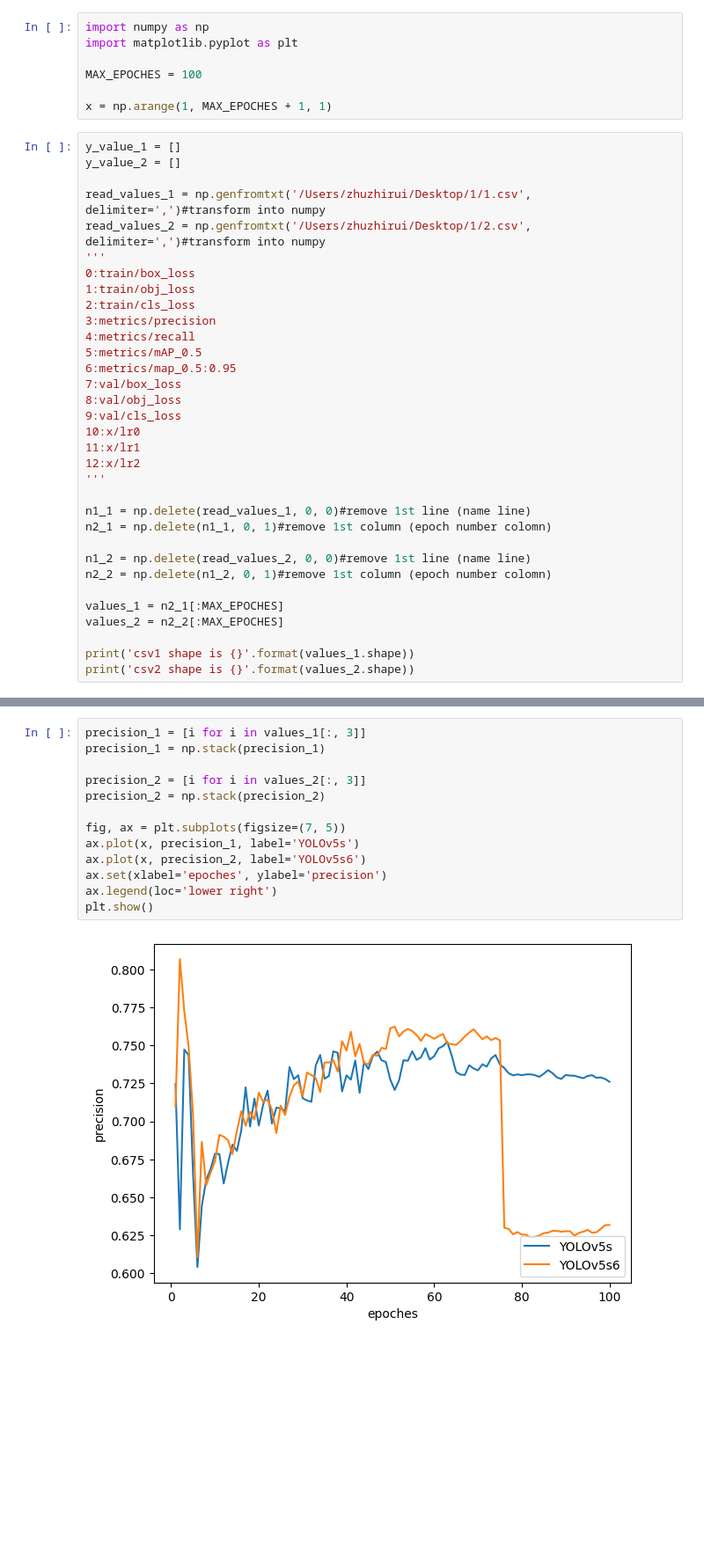
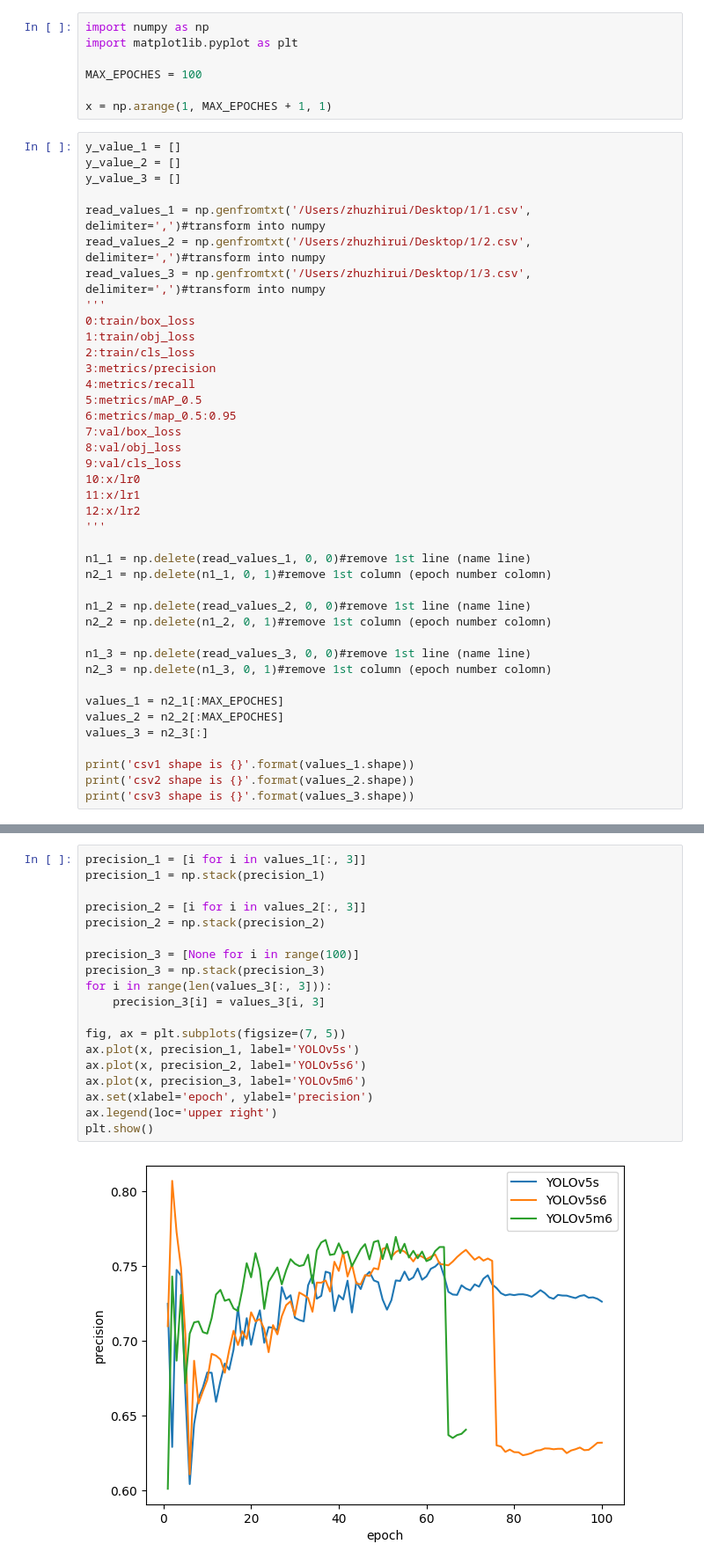
Before and after one commit to irc1015/transform_format, a Jupyter notebook: CSV2image.ipynb, the cells around one changed output, grey strips where cells are left out. Shown: that part at 88% size. Drawn from its saved outputs; the diff is of its cells as text; blank space fills up the shorter version.

```diff
--- a/CSV2image.ipynb
+++ b/CSV2image.ipynb
@@ -8,9 +8,11 @@ x = np.arange(1, MAX_EPOCHES + 1, 1)
 # %%
 y_value_1 = []
 y_value_2 = []
+y_value_3 = []
 
 read_values_1 = np.genfromtxt('/Users/zhuzhirui/Desktop/1/1.csv', delimiter=',')#transform into numpy
 read_values_2 = np.genfromtxt('/Users/zhuzhirui/Desktop/1/2.csv', delimiter=',')#transform into numpy
+read_values_3 = np.genfromtxt('/Users/zhuzhirui/Desktop/1/3.csv', delimiter=',')#transform into numpy
 '''
 0:train/box_loss
 1:train/obj_loss
@@ -33,11 +35,16 @@ n2_1 = np.delete(n1_1, 0, 1)#remove 1st column (epoch number colomn)
 n1_2 = np.delete(read_values_2, 0, 0)#remove 1st line (name line)
 n2_2 = np.delete(n1_2, 0, 1)#remove 1st column (epoch number colomn)
 
+n1_3 = np.delete(read_values_3, 0, 0)#remove 1st line (name line)
+n2_3 = np.delete(n1_3, 0, 1)#remove 1st column (epoch number colomn)
+
 values_1 = n2_1[:MAX_EPOCHES]
 values_2 = n2_2[:MAX_EPOCHES]
+values_3 = n2_3[:]
 
 print('csv1 shape is {}'.format(values_1.shape))
 print('csv2 shape is {}'.format(values_2.shape))
+print('csv3 shape is {}'.format(values_3.shape))
 # %% [output]
 csv1 shape is (100, 13)
 csv2 shape is (100, 13)
@@ -44,18 +52,24 @@ csv2 shape is (100, 13)
 # %%
 precision_1 = [i for i in values_1[:, 3]]
 precision_1 = np.stack(precision_1)
 
 precision_2 = [i for i in values_2[:, 3]]
 precision_2 = np.stack(precision_2)
 
+precision_3 = [None for i in range(100)]
+precision_3 = np.stack(precision_3)
+for i in range(len(values_3[:, 3])):
+    precision_3[i] = values_3[i, 3]
+
 fig, ax = plt.subplots(figsize=(7, 5))
 ax.plot(x, precision_1, label='YOLOv5s')
 ax.plot(x, precision_2, label='YOLOv5s6')
-ax.set(xlabel='epoches', ylabel='precision')
-ax.legend(loc='lower right')
+ax.plot(x, precision_3, label='YOLOv5m6')
+ax.set(xlabel='epoch', ylabel='precision')
+ax.legend(loc='upper right')
 plt.show()
 # %% [output]
-[figure, old version]
+[figure, new version]
 # %%
 recall_1 = [i for i in values_1[:, 4]]
 recall_1 = np.stack(recall_1)
```
Also changed, not shown: parts of 8 cells of this notebook.
